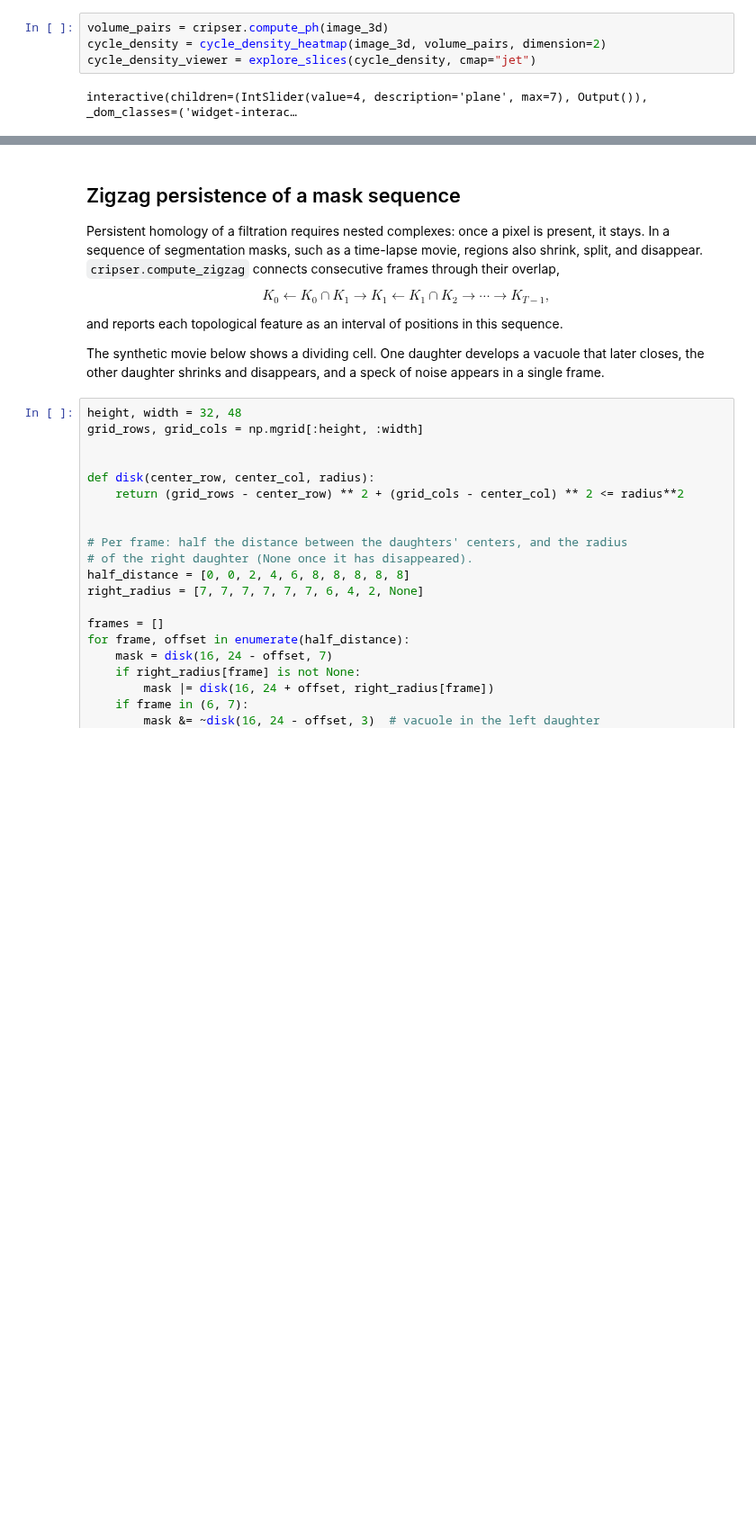
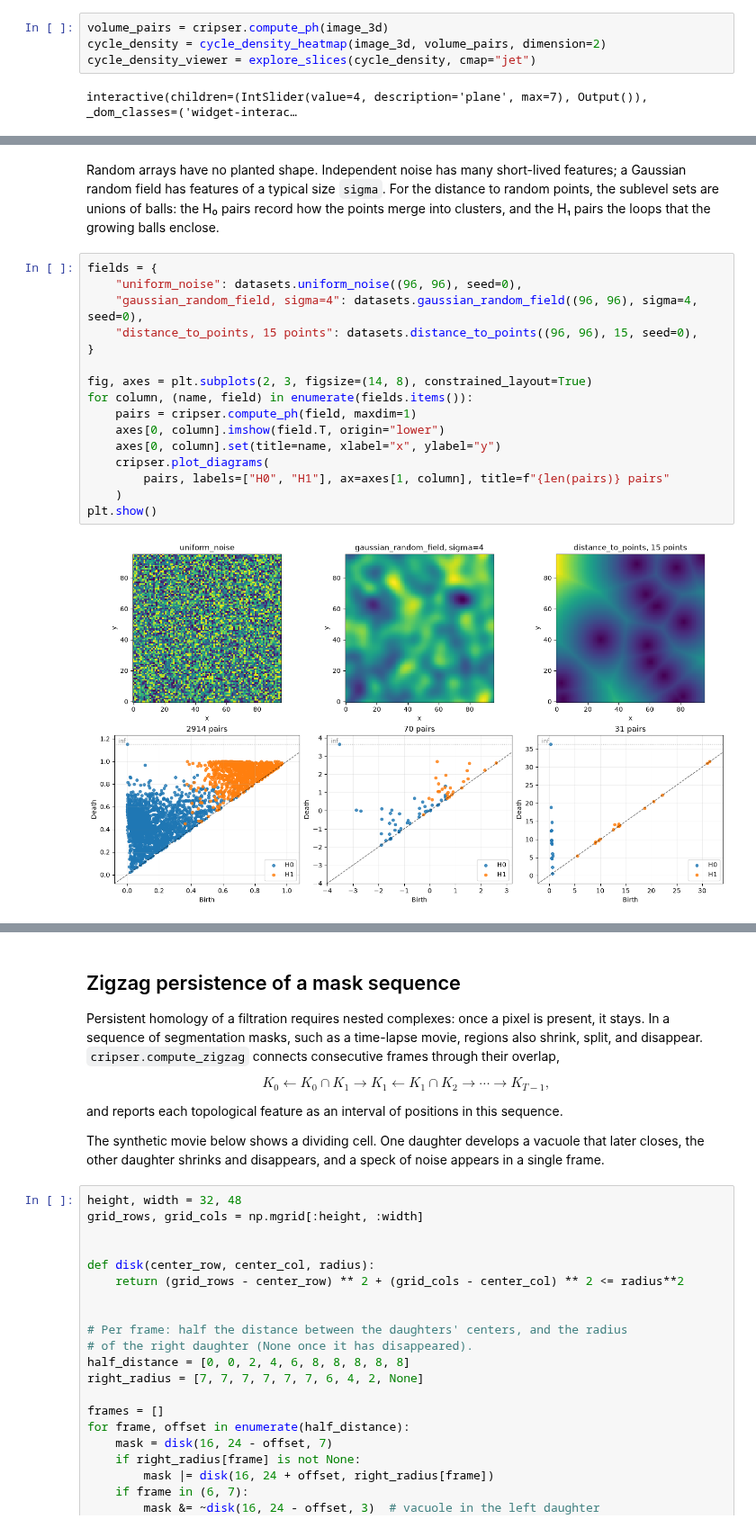
Before and after one commit to shizuo-kaji/CubicalRipser, a Jupyter notebook: demo/cubicalripser.ipynb, the cells around one changed output, grey strips where cells are left out. Shown at 90% size. Drawn from its saved outputs; the diff is of its cells as text; blank space fills up the shorter version.

```diff
--- a/demo/cubicalripser.ipynb
+++ b/demo/cubicalripser.ipynb
@@ -721,0 +753,20 @@ interactive(children=(IntSlider(value=4, description='plane', max=7), Output()),
+# %% [markdown]
+Random arrays have no planted shape. Independent noise has many short-lived features; a Gaussian random field has features of a typical size `sigma`. For the distance to random points, the sublevel sets are unions of balls: the H₀ pairs record how the points merge into clusters, and the H₁ pairs the loops that the growing balls enclose.
+# %%
+fields = {
+    "uniform_noise": datasets.uniform_noise((96, 96), seed=0),
+    "gaussian_random_field, sigma=4": datasets.gaussian_random_field((96, 96), sigma=4, seed=0),
+    "distance_to_points, 15 points": datasets.distance_to_points((96, 96), 15, seed=0),
+}
+
+fig, axes = plt.subplots(2, 3, figsize=(14, 8), constrained_layout=True)
+for column, (name, field) in enumerate(fields.items()):
+    pairs = cripser.compute_ph(field, maxdim=1)
+    axes[0, column].imshow(field.T, origin="lower")
+    axes[0, column].set(title=name, xlabel="x", ylabel="y")
+    cripser.plot_diagrams(
+        pairs, labels=["H0", "H1"], ax=axes[1, column], title=f"{len(pairs)} pairs"
+    )
+plt.show()
+# %% [output]
+[figure, added]
```
Also changed, not shown: parts of 12 cells of this notebook.
